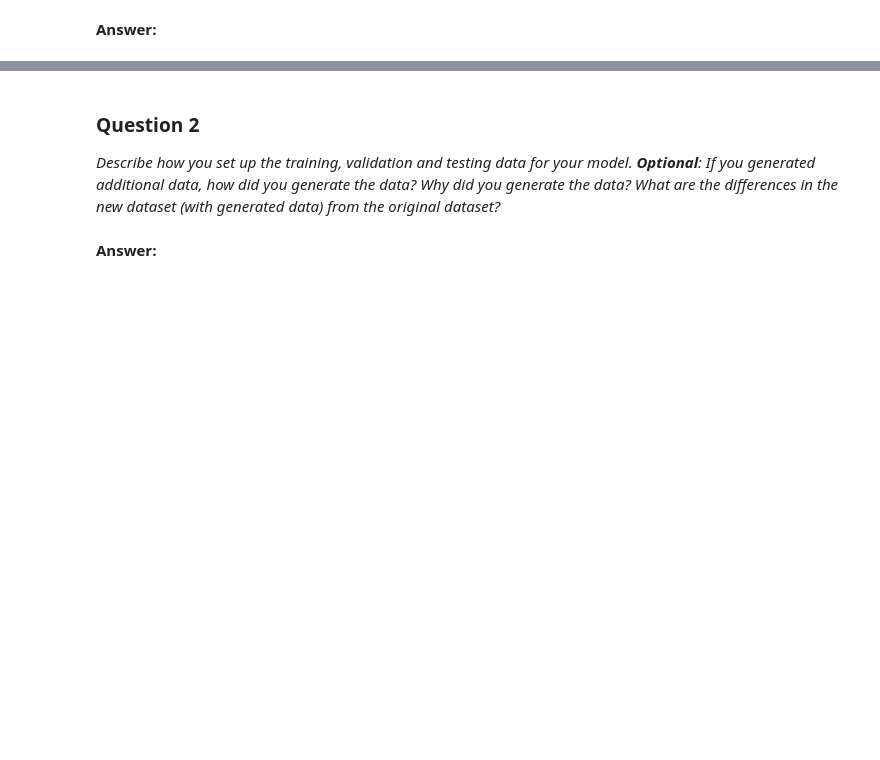
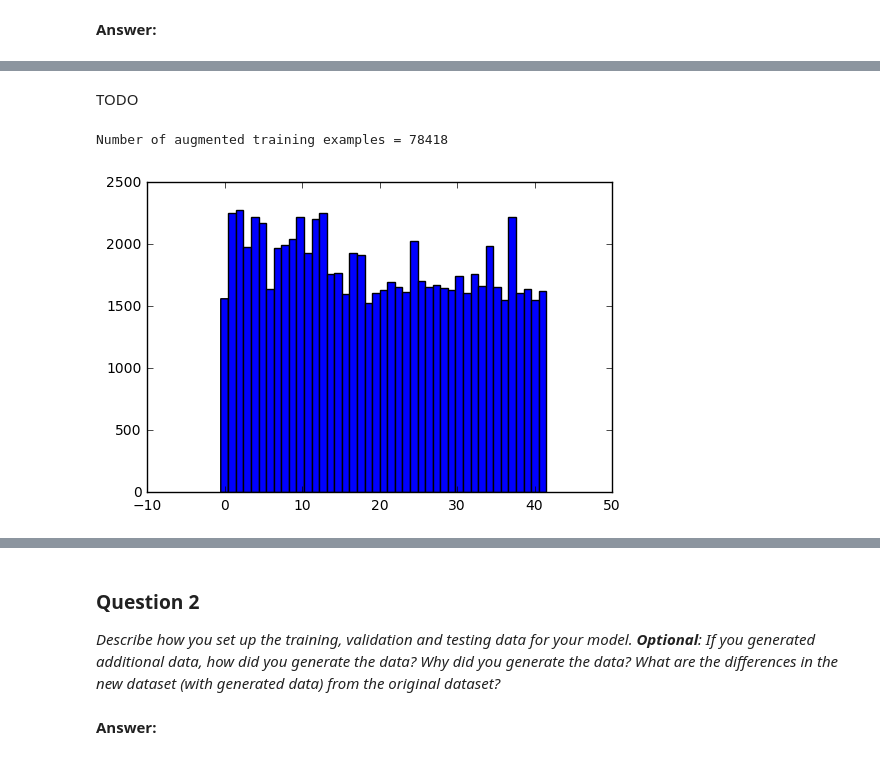
Before and after one commit to awav/traffic-sign-resnet, a Jupyter notebook: Traffic_Signs_Recognition.ipynb, the cells around one changed output, grey strips where cells are left out. Cells and saved outputs as stored; diff of their text form; code cells hidden in the pictures; blank space fills up the shorter version.

```diff
--- a/Traffic_Signs_Recognition.ipynb
+++ b/Traffic_Signs_Recognition.ipynb
@@ -116,13 +136,13 @@ import warnings
 warnings.filterwarnings('ignore')
 
 raw = list(Counter(y_train).items())
-table = pd.DataFrame(raw, columns=['class', 'count'])
-table = table.sort(columns='count', ascending=False)
-table['percentage'] = table['count'] / np.float32(n_train)
-table = table.set_index(np.arange(n_classes))
+ds_table = pd.DataFrame(raw, columns=['class', 'count'])
+ds_table = ds_table.sort(columns='count', ascending=False)
+ds_table['percentage'] = ds_table['count'] / np.float32(n_train)
+ds_table = ds_table.set_index(np.arange(n_classes))
 
 pd.options.display.float_format = '{:.3f}%'.format
-HTML(table.to_html())
+HTML(ds_table.to_html())
 # %% [output]
 |  | class | count | percentage |
 | 0 | 2 | 2250 | 0.057% |
@@ -229,0 +351,17 @@ _Describe how you preprocessed the data. Why did you choose that technique?_
+# %% [markdown]
+TODO
+# %%
+X_train_upd = np.concatenate((X_train, X_train_aug), axis=0)
+y_train_upd = np.concatenate((y_train, y_train_aug), axis=0)
+# %%
+# Number of augmented training examples
+n_train_upd = X_train_upd.shape[0]
+
+print("Number of augmented training examples =", n_train_upd)
+# %% [output]
+Number of augmented training examples = 78418
+# %%
+_, ax = plt.subplots()
+_ = ax.hist(y_train_upd, n_classes, normed=0, histtype='bar', align='left')
+# %% [output]
+[figure, added]
```
Also changed, not shown: parts of 22 cells of this notebook, 1 other file.
